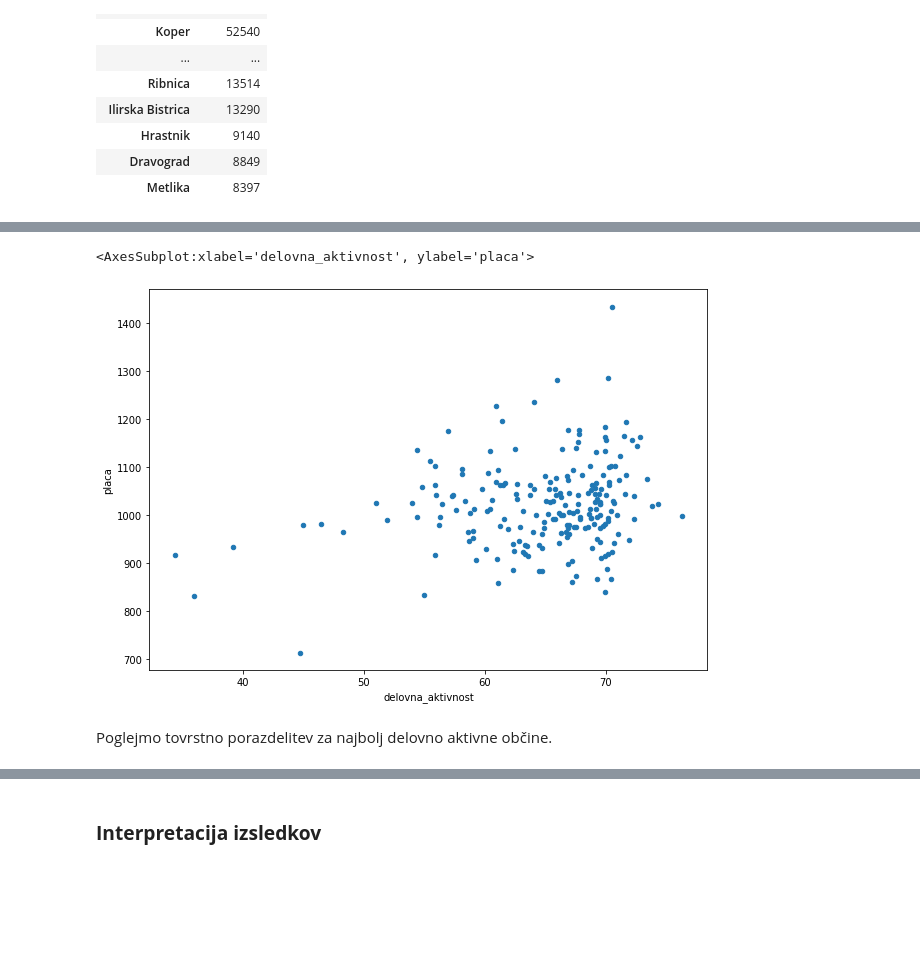
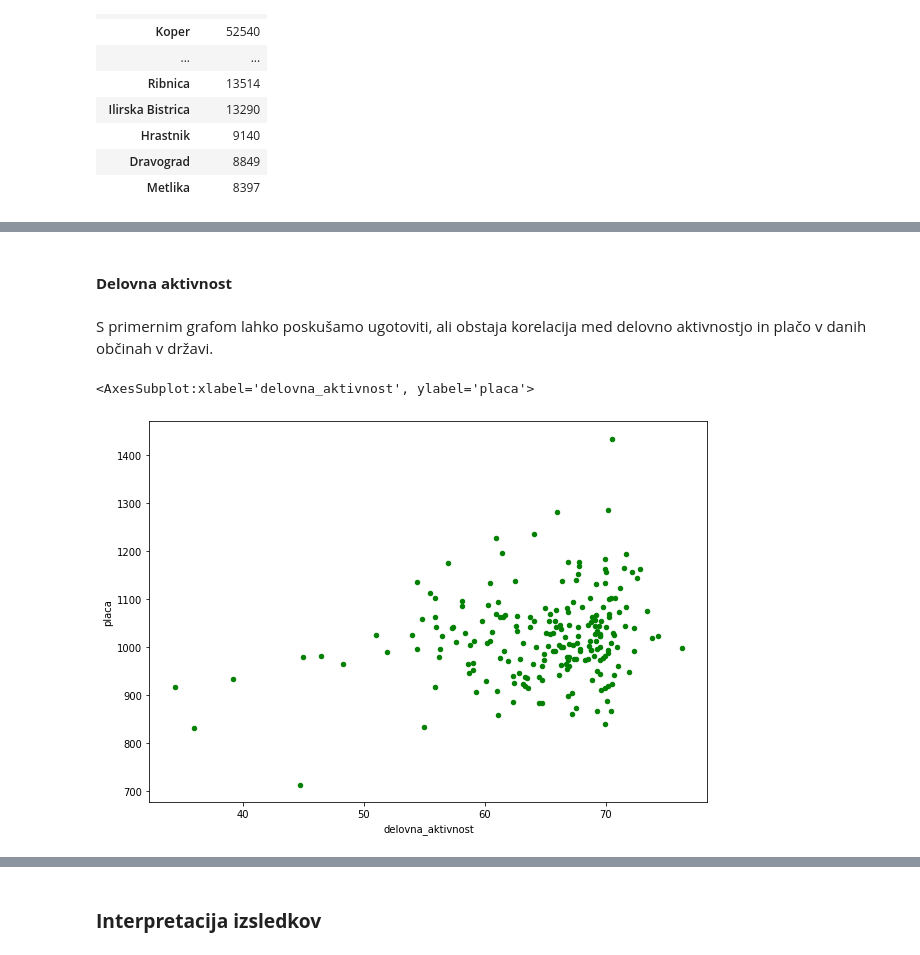
Before and after one commit to matejgorjup/PROG1-analiza-podatkov, a Jupyter notebook: obcine.ipynb, the cells around one changed output, grey strips where cells are left out. Saved outputs shown, nothing was run; the diff lists cells and outputs as text; code cells hidden in the pictures; blank space fills up the shorter version.

```diff
--- a/obcine.ipynb
+++ b/obcine.ipynb
@@ -96,7 +114,9 @@ ValueError: Grouper and axis must be same length
+# %% [markdown]
+#### **Delovna aktivnost**
+# %% [markdown]
+S primernim grafom lahko poskušamo ugotoviti, ali obstaja korelacija med delovno aktivnostjo in plačo v danih občinah v državi.
 # %%
-obcine[['delovna_aktivnost', 'placa']].plot.scatter('delovna_aktivnost', 'placa', figsize=(10,7))
+obcine[['delovna_aktivnost', 'placa']].plot.scatter('delovna_aktivnost', 'placa', figsize=(10,7), color='green')
 # %% [output]
 <AxesSubplot:xlabel='delovna_aktivnost', ylabel='placa'>
-[figure, old version]
+[figure, new version]
-# %% [markdown]
-Poglejmo tovrstno porazdelitev za najbolj delovno aktivne občine.
```
Also changed, not shown: parts of 22 cells of this notebook, 2 other files.
